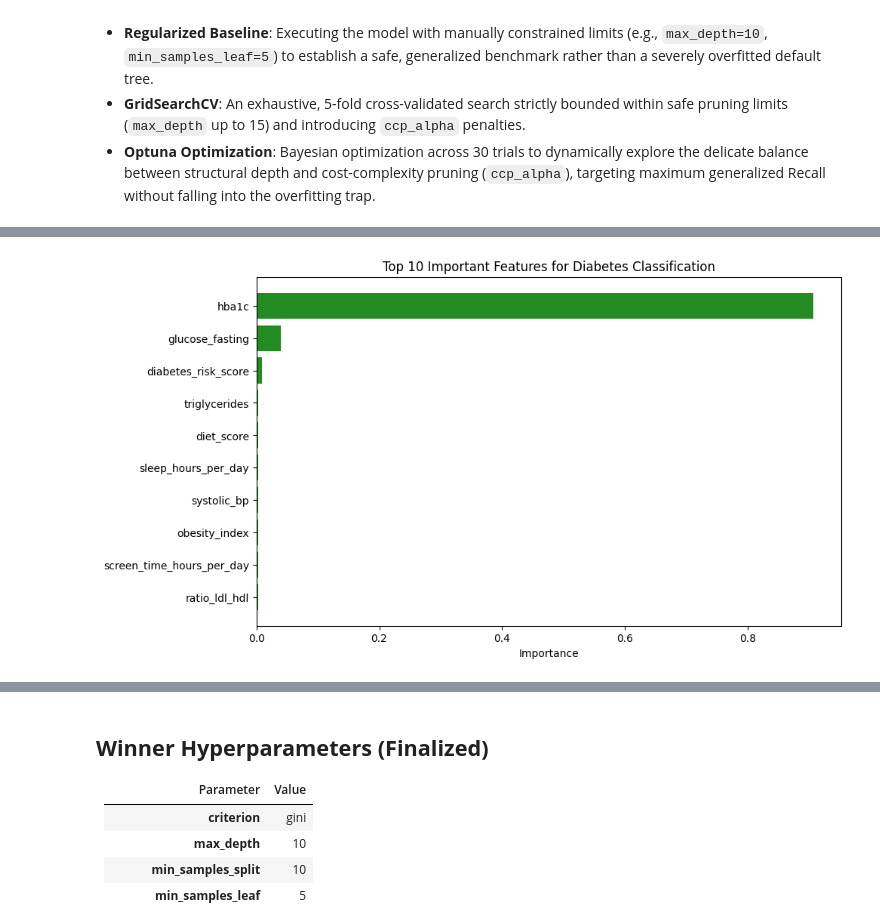
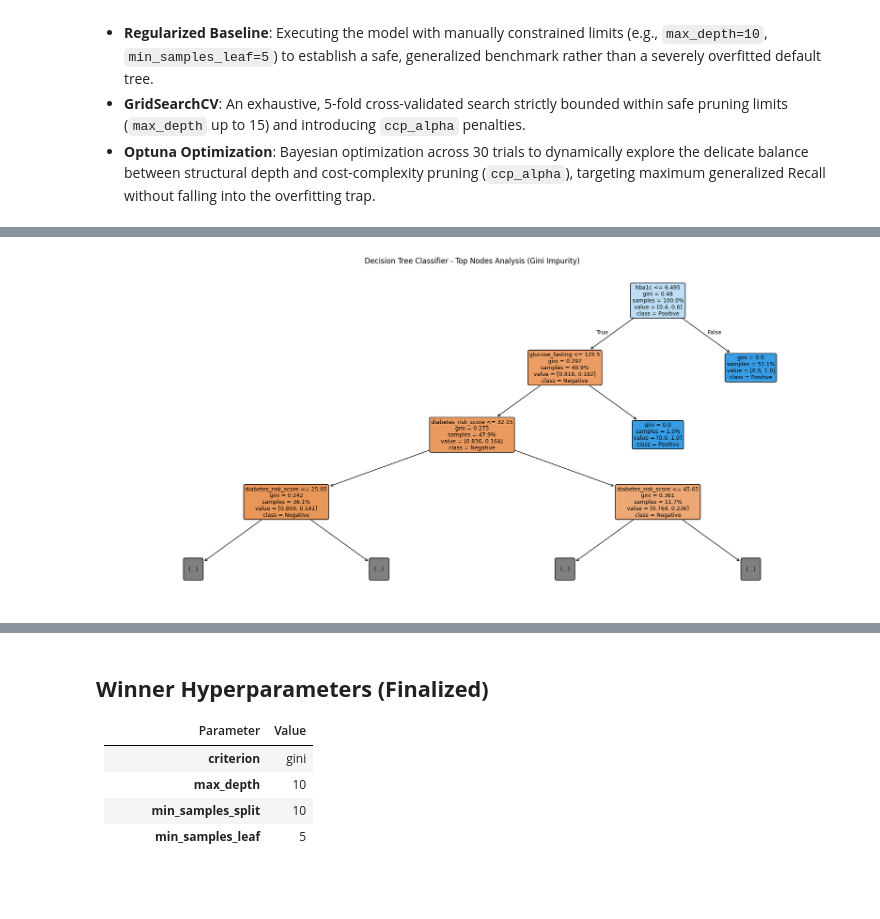
Before and after one commit to tpsilva22/teabetes, a Jupyter notebook: models/notebooks/Classification/DecisionsTrees/DT.ipynb, the cells around one changed output, grey strips where cells are left out. Saved outputs shown, nothing was run; the diff lists cells and outputs as text; code cells hidden in the pictures; blank space fills up the shorter version.

Commit message:
feat: readjust runs in decisionTrees algorithms

```diff
--- a/models/notebooks/Classification/DecisionsTrees/DT.ipynb
+++ b/models/notebooks/Classification/DecisionsTrees/DT.ipynb
@@ -156,17 +156,21 @@ with mlflow.start_run(run_name="DT_Optuna_Regularized"):
     log_dtc_metrics(best_dt_optuna, X_train, y_train, X_test, y_test, duration)
 
 # ---------------------------------------------------------
-# VISUALIZATION: Feature Importance
+# VISUALIZATION : Legible Decision Tree (Grid Requirement)
 # ---------------------------------------------------------
-importance_df = pd.DataFrame({
-    "Feature": X.columns,
-    "Importance": best_dt_model.feature_importances_
-}).sort_values(by="Importance", ascending=False).head(10)
-
-plt.figure(figsize=(10, 6))
-plt.barh(importance_df["Feature"], importance_df["Importance"], color='forestgreen')
-plt.xlabel("Importance")
-plt.title("Top 10 Important Features for Diabetes Classification")
-plt.gca().invert_yaxis()
+# We plot the Optuna champion, but strictly limit max_depth=3 for the visual plot
+# so the Gini index and thresholds are actually readable in the report.
+plt.figure(figsize=(22, 10))
+plot_tree(
+    best_dt_optuna,
+    max_depth=3,
+    feature_names=X.columns,
+    class_names=["Negative", "Positive"],
+    filled=True,
+    rounded=True,
+    fontsize=9,
+    proportion=True
+)
+plt.title("Decision Tree Classifier - Top Nodes Analysis (Gini Impurity)")
 plt.show()
 # %% [output]
@@ -190,2 +194,2 @@ plt.show()
-[figure, old version]
+[figure, new version]
 # %% [markdown]
```
Also changed, not shown: parts of 2 cells of this notebook, 2 other files.
